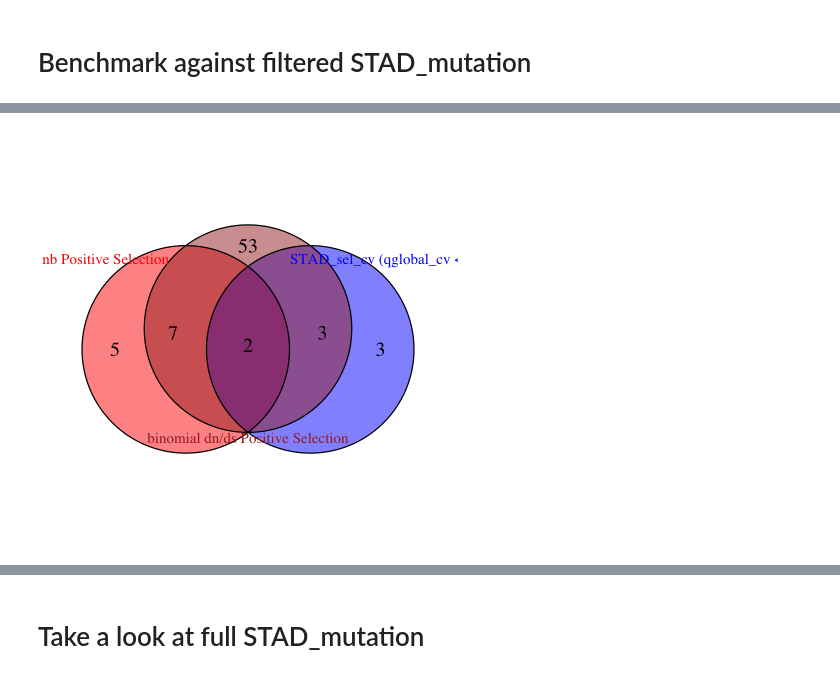
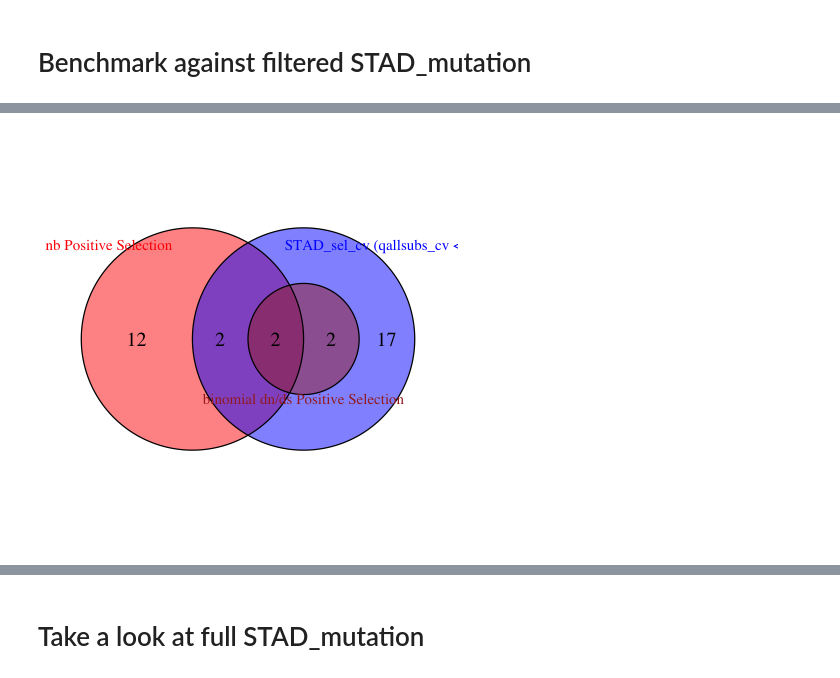
Before and after one commit to anl078/ECE204Repo, a Jupyter notebook: project2/Project2_R.ipynb, the cells around one changed output, grey strips where cells are left out. Drawn from its saved outputs; the diff is of its cells as text; code cells hidden in the pictures.

```diff
--- a/project2/Project2_R.ipynb
+++ b/project2/Project2_R.ipynb
@@ -318,7 +416,7 @@ Overdispersion.
 # %% [markdown]
 ## Apply negative binomial
 # %%
-nb_model <- glm.nb(observed_mutations ~ offset(log(gene_length)), data = mutation_counts_filtered)
+nb_model <- glm.nb(observed_mutations ~ log(gene_length), data = mutation_counts_filtered)
 mutation_counts_filtered$nb_expected <- predict(nb_model, type = "response")
 mutation_counts_filtered$nb_p_value <- pchisq(2 * (logLik(glm.nb(observed_mutations ~ 1, data = mutation_counts_filtered)) -
                                                   logLik(glm.nb(observed_mutations ~ offset(log(gene_length)), data = mutation_counts_filtered))),
@@ -383,5 +494,5 @@ LR Statistic: 84.759404841432115063071250915527, P-value: 0.00000000000000000039
 # %%
-mutation_counts_filtered$expected_mutations_combined <- predict(alt2_model, type = "response")
+mutation_counts_filtered$expected_mutations_combined <- predict(combined_model, type = "response")
 
 mutation_counts_filtered <- mutation_counts_filtered %>%
   mutate(
@@ -429,7 +540,6 @@ print(positive_selection)
 cat("\nGenes under Negative Selection:\n")
 print(negative_selection)
 
-library(ggplot2)
 ggplot(mutation_counts_filtered, aes(x = expected_mutations_combined, y = observed_mutations, color = selection_status)) +
   geom_point(alpha = 0.6) +
   geom_abline(slope = 1, intercept = 0, linetype = "dashed", color = "black") +
@@ -459,16 +569,7 @@ Genes under Positive Selection:
 # %% [markdown]
 ## Apply binomial on dN/dS
 # %%
-mutation_types <- STAD_mutation_filtered_pass %>%
-  group_by(Hugo_Symbol) %>%
-  summarise(dN = sum(Variant_Classification %in% c("Missense_Mutation", "Nonsense_Mutation", "Frame_Shift_Del", "Frame_Shift_Ins", "Splice_Site")),
-            dS = sum(Variant_Classification == "Silent")) %>%
-  ungroup()
-
-mutation_counts_filtered <- mutation_counts_filtered %>%
-  left_join(mutation_types, by = "Hugo_Symbol")
-
-expected_dN_dS <- 1
+expected_dN_dS <- median(mutation_counts_filtered$dN_dS)
 mutation_counts_filtered$total_mutations <- mutation_counts_filtered$dN + mutation_counts_filtered$dS
 mutation_counts_filtered$expected_dN <- mutation_counts_filtered$total_mutations * (expected_dN_dS / (1 + expected_dN_dS))
 
@@ -552,16 +653,16 @@ ggplot(class_counts_df, aes(x = Selection_Class, y = Count, fill = Selection_Cla
 # %% [markdown]
 # Empirical Bayes
 # %%
-library(MASS)
+# library(MASS)
 
-nb_fit <- glm.nb(observed_mutations ~ offset(log(gene_length)), data = mutation_counts_filtered)
-theta <- nb_fit$theta
-mu <- fitted(nb_fit)
+# nb_fit <- glm.nb(observed_mutations ~ offset(log(gene_length)), data = mutation_counts_filtered)
+# theta <- nb_fit$theta
+# mu <- fitted(nb_fit)
 
-mutation_counts_filtered$eb_selection <- (mutation_counts_filtered$observed_mutations + theta) / (mu + theta)
-mutation_counts_filtered$eb_selection_var <- (mutation_counts_filtered$observed_mutations + theta) / (mu + theta)^2
-mutation_counts_filtered$eb_selection_lower <- mutation_counts_filtered$eb_selection - 1.96 * sqrt(mutation_counts_filtered$eb_selection_var)
-mutation_counts_filtered$eb_selection_upper <- mutation_counts_filtered$eb_selection + 1.96 * sqrt(mutation_counts_filtered$eb_selection_var)
-mutation_counts_filtered$eb_selection_class <- ifelse(mutation_counts_filtered$eb_selection_lower > 1, "Positive",
-                                                      ifelse(mutation_counts_filtered$eb_selection_upper < 1, "Negative", "Neutral"))
+# mutation_counts_filtered$eb_selection <- (mutation_counts_filtered$observed_mutations + theta) / (mu + theta)
+# mutation_counts_filtered$eb_selection_var <- (mutation_counts_filtered$observed_mutations + theta) / (mu + theta)^2
+# mutation_counts_filtered$eb_selection_lower <- mutation_counts_filtered$eb_selection - 1.96 * sqrt(mutation_counts_filtered$eb_selection_var)
+# mutation_counts_filtered$eb_selection_upper <- mutation_counts_filtered$eb_selection + 1.96 * sqrt(mutation_counts_filtered$eb_selection_var)
+# mutation_counts_filtered$eb_selection_class <- ifelse(mutation_counts_filtered$eb_selection_lower > 1, "Positive",
+#                                                       ifelse(mutation_counts_filtered$eb_selection_upper < 1, "Negative", "Neutral"))
 # %%
@@ -617,36 +719,36 @@ nb_sig_genes <- mutation_counts_filtered %>%
   pull(Hugo_Symbol) %>%
   unique()
 
 bi_dnds_positive_genes <- mutation_counts_filtered %>%
   filter(dnds_selection == "Positive" & dnds_adj_p_value < 0.05) %>%
   pull(Hugo_Symbol) %>%
   unique()
 
 dndscv_significant_genes <- STAD_sel_cv %>%
-  filter(qglobal_cv < 0.05) %>%
+  filter(qallsubs_cv < 0.05) %>%
   pull(gene_name) %>%
   unique()
 
 fill_colors <- c("red", "blue", 'brown')
 
 venn_plot <- venn.diagram(
   x = list(
     "nb Positive Selection" = nb_sig_genes,
-    "STAD_sel_cv (qglobal_cv < 0.1)" = dndscv_significant_genes,
+    "STAD_sel_cv (qallsubs_cv < 0.1)" = dndscv_significant_genes,
     "binomial dn/ds Positive Selection" = bi_dnds_positive_genes
   ),
   filename = NULL,
   fill = fill_colors,
   alpha = 0.5,
   label.col = "black",
   cex = 2,
   cat.cex = 1.5,
   cat.col = fill_colors,
   margin = 0.1
 )
 grid.draw(venn_plot)
 # %% [output]
-[figure, old version]
+[figure, new version]
 # %%
 intersect(nb_sig_genes, dndscv_significant_genes)
 # %% [output]
```
Also changed, not shown: parts of 67 cells of this notebook, 1 other file.
